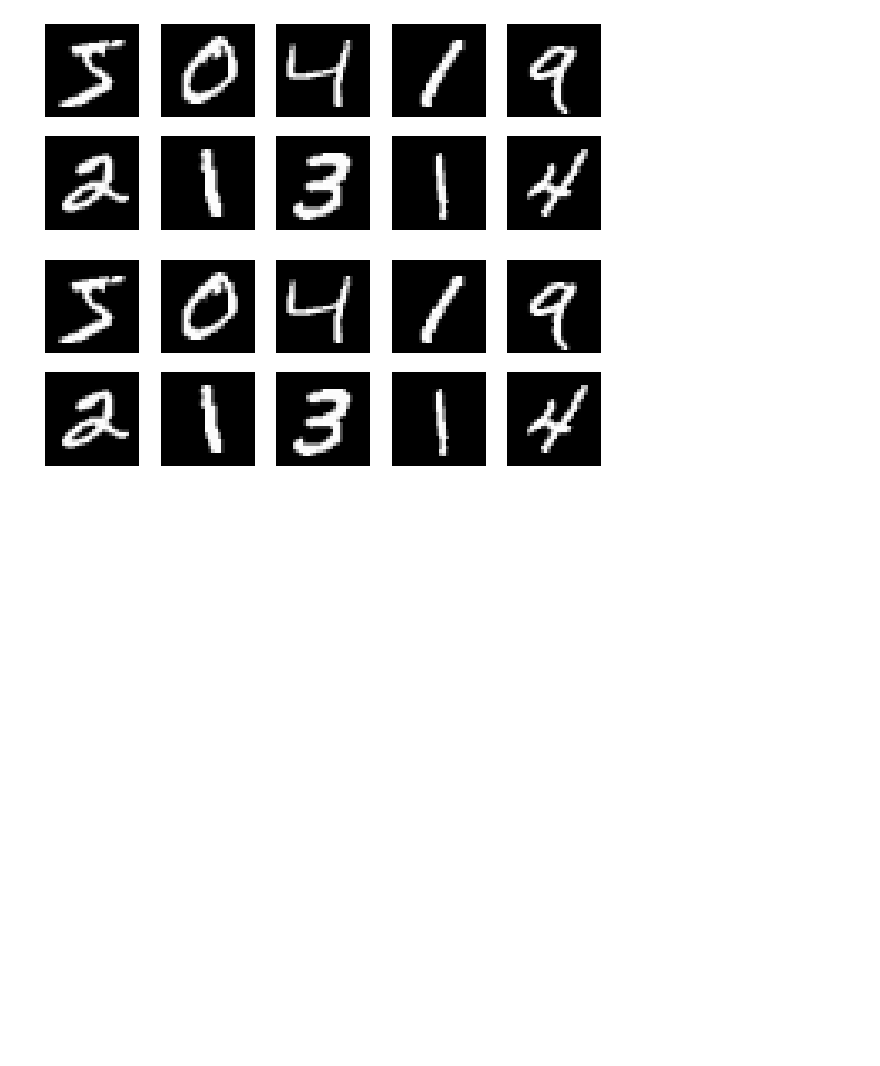
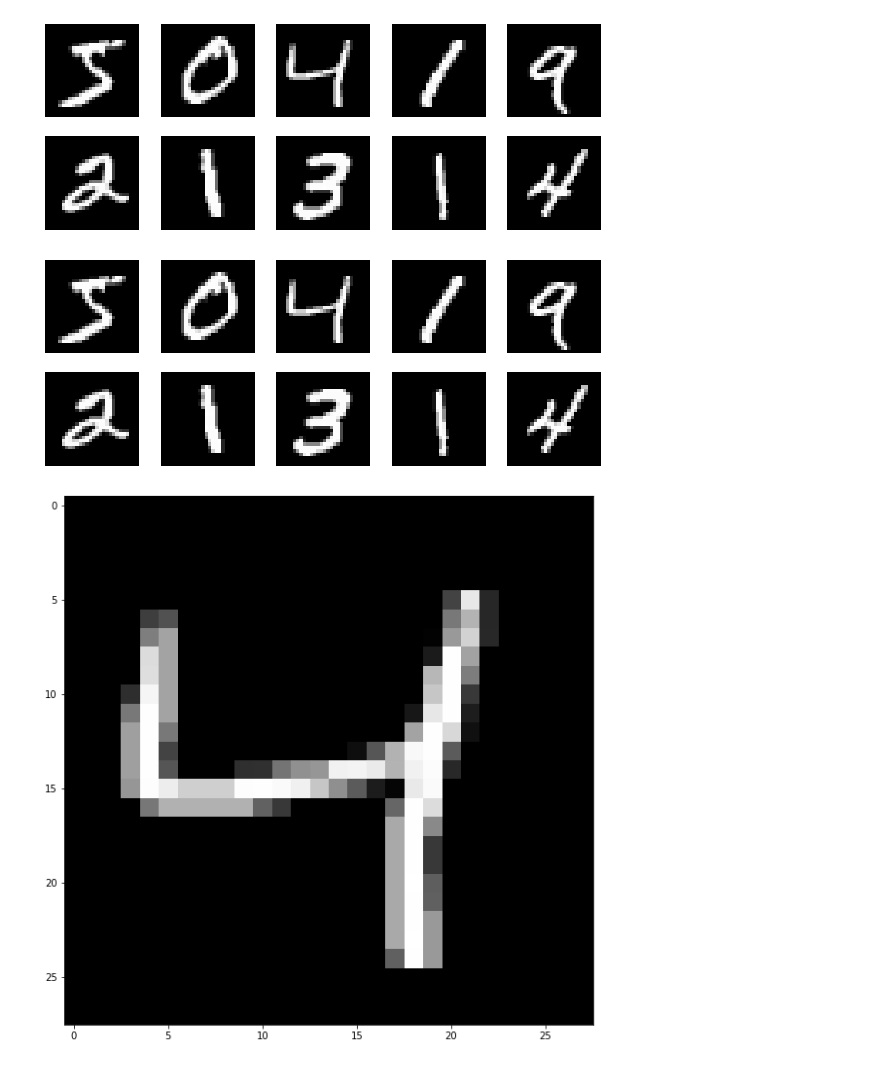
Before and after one commit to mustafaktaas/Python_DeepLearning, a Jupyter notebook: ArtificalNeuralNetworks.ipynb, the cells around one changed output. Drawn from its saved outputs; the diff is of its cells as text; code cells hidden in the pictures; blank space fills up the shorter version.

```diff
--- a/ArtificalNeuralNetworks.ipynb
+++ b/ArtificalNeuralNetworks.ipynb
@@ -82,3 +79,8 @@ def visualize_img(data):
 visualize_img(x_train)
 # %% [output]
 [figure]
+# %%
+plt.figure(figsize = (10,10))
+plt.imshow(x_train[2], cmap = "gray");
+# %% [output]
+[figure, added]
```
Also changed, not shown: parts of 27 cells of this notebook.
